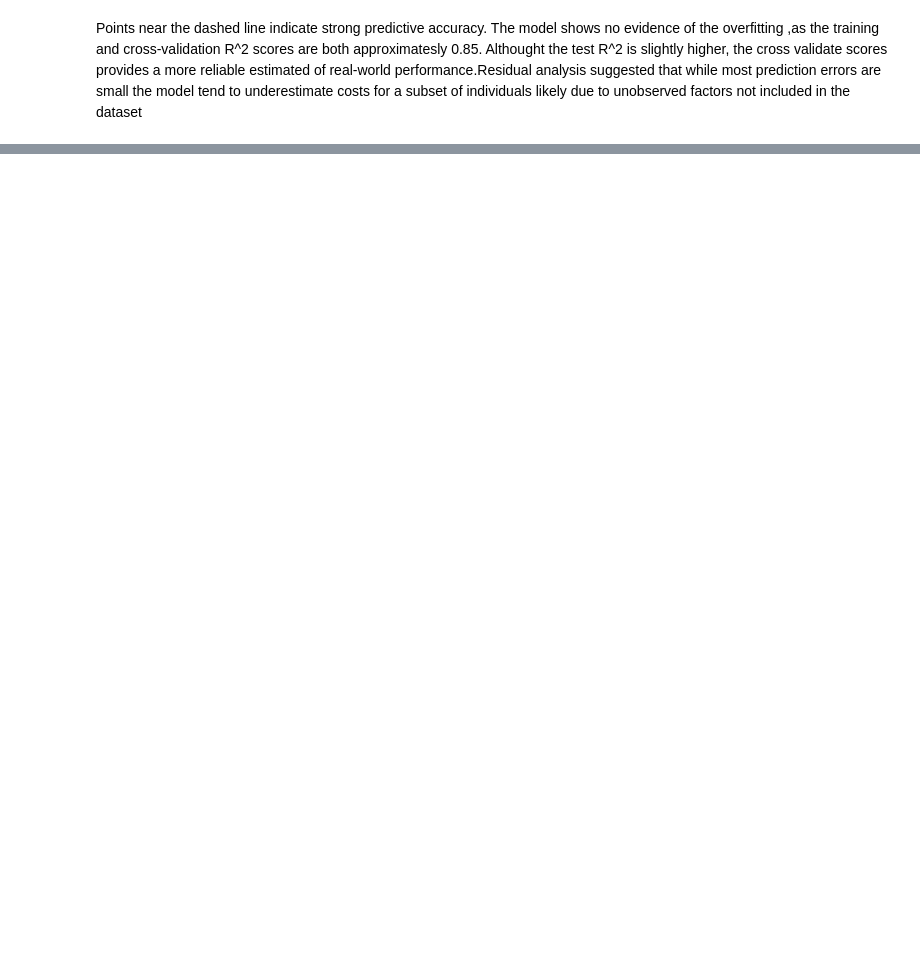
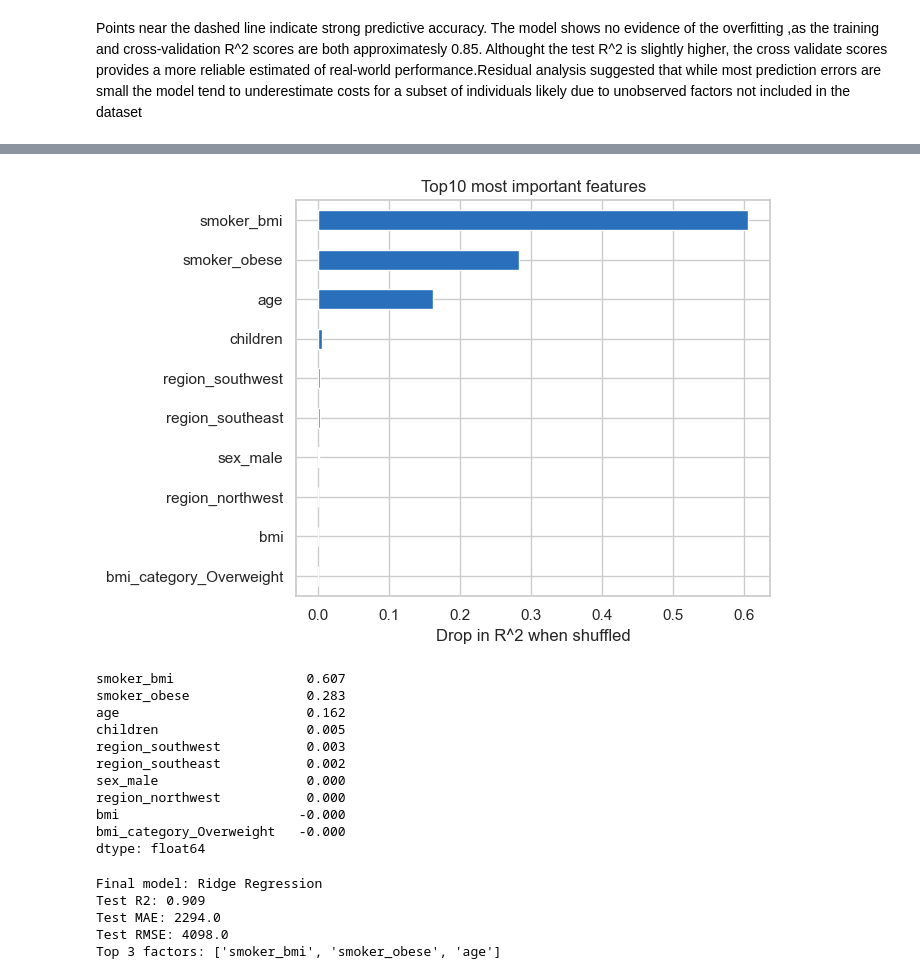
Before and after one commit to prince63aj/Medical_Insurance_Cost_Prediction, a Jupyter notebook: Analysis.ipynb, the cells around one changed output, grey strips where cells are left out. Cells and saved outputs as stored; diff of their text form; code cells hidden in the pictures; blank space fills up the shorter version.

```diff
--- a/Analysis.ipynb
+++ b/Analysis.ipynb
@@ -514,0 +519,35 @@ Althought the test R^2 is slightly higher, the cross validate scores provides a
+# %%
+perm=permutation_importance(best_model,X_test,y_test,n_repeats=10,random_state=42,scoring="r2")
+perm_df=pd.Series(perm.importances_mean,index=X_test.columns).sort_values(ascending=False)
+plt.figure(figsize=(7, 5))
+perm_df.head(10).sort_values().plot(kind="barh",color=BLUE)
+plt.xlabel("Drop in R^2 when shuffled")
+plt.title("Top10 most important features")
+plt.tight_layout()
+plt.show()
+perm_df.head(10).round(3)
+# %% [output]
+[figure, added]
+smoker_bmi                 0.607
+smoker_obese               0.283
+age                        0.162
+children                   0.005
+region_southwest           0.003
+region_southeast           0.002
+sex_male                   0.000
+region_northwest           0.000
+bmi                       -0.000
+bmi_category_Overweight   -0.000
+dtype: float64
+# %%
+print("Final model:", best_name)
+print("Test R2:", round(final.loc["Test", "r2"], 3))
+print("Test MAE:", round(final.loc["Test", "mae"], 0))
+print("Test RMSE:", round(final.loc["Test", "rmse"], 0))
+print("Top 3 factors:", list(perm_df.head(3).index))
+# %% [output]
+Final model: Ridge Regression
+Test R2: 0.909
+Test MAE: 2294.0
+Test RMSE: 4098.0
+Top 3 factors: ['smoker_bmi', 'smoker_obese', 'age']
```
Also changed, not shown: parts of 2 cells of this notebook.
